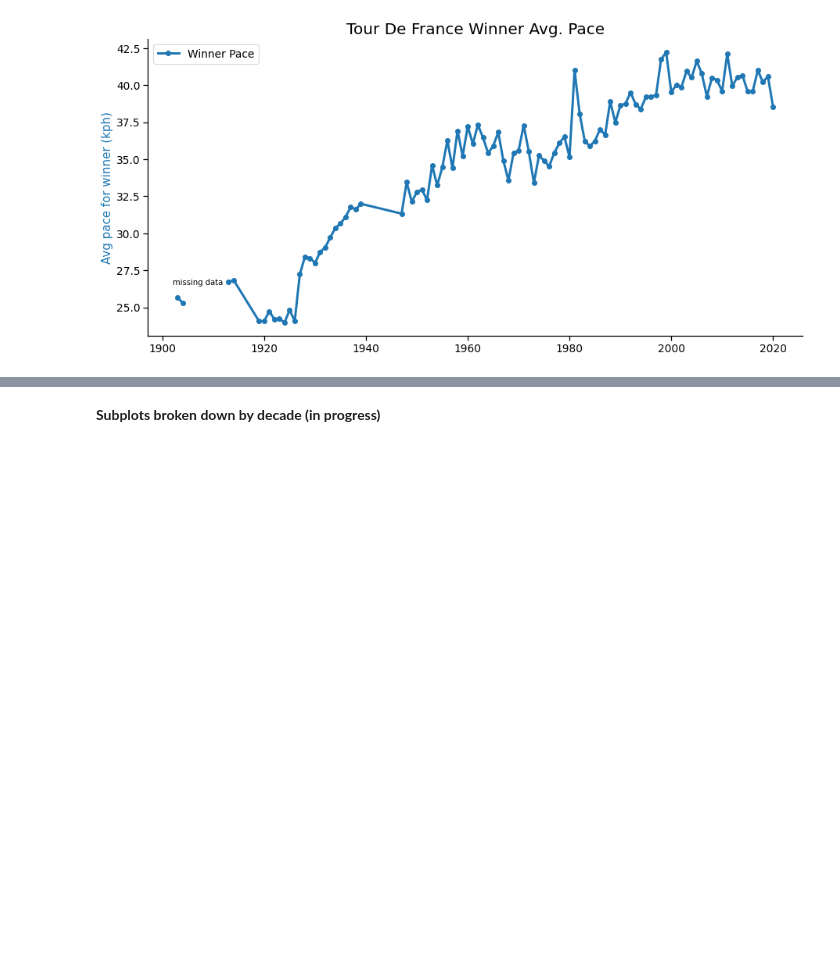
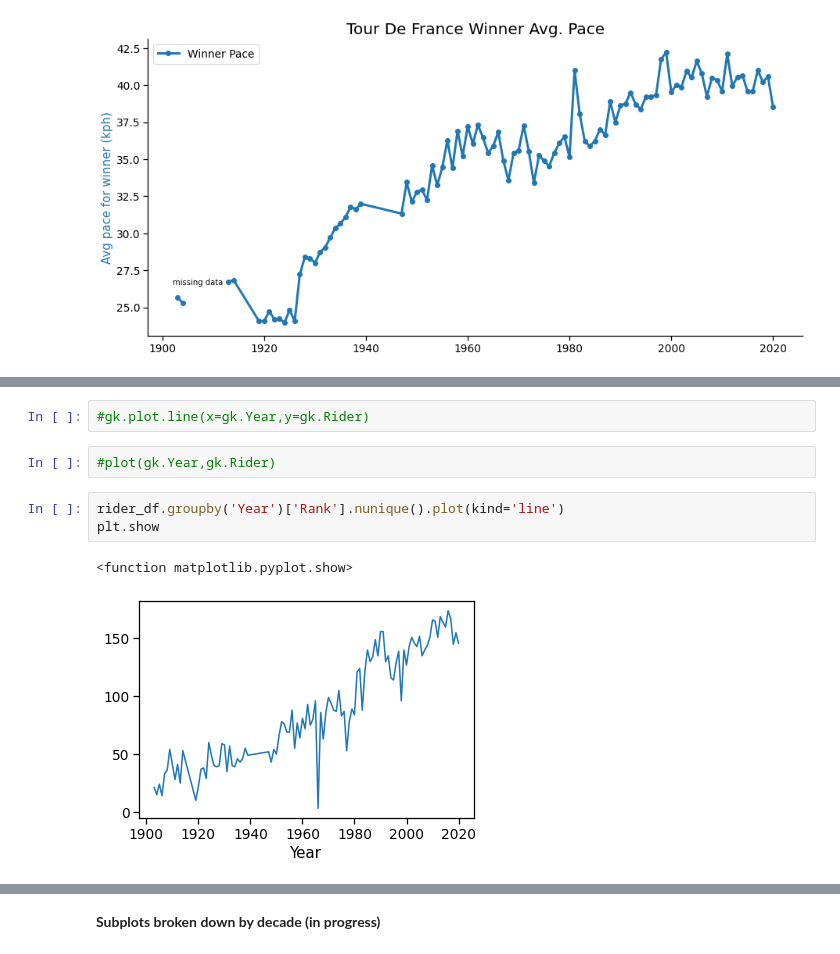
Before and after one commit to wcrowley342/tourdefancedata, a Jupyter notebook: TourDeFranceAnalysis.ipynb, the cells around one changed output, grey strips where cells are left out. Cells and saved outputs as stored; diff of their text form; blank space fills up the shorter version.

```diff
--- a/TourDeFranceAnalysis.ipynb
+++ b/TourDeFranceAnalysis.ipynb
@@ -193,0 +235,10 @@ fig.show()
+# %%
+#gk.plot.line(x=gk.Year,y=gk.Rider)
+# %%
+#plot(gk.Year,gk.Rider)
+# %%
+rider_df.groupby('Year')['Rank'].nunique().plot(kind='line')
+plt.show
+# %% [output]
+<function matplotlib.pyplot.show>
+[figure, added]
```
Also changed, not shown: parts of 5 cells of this notebook.
